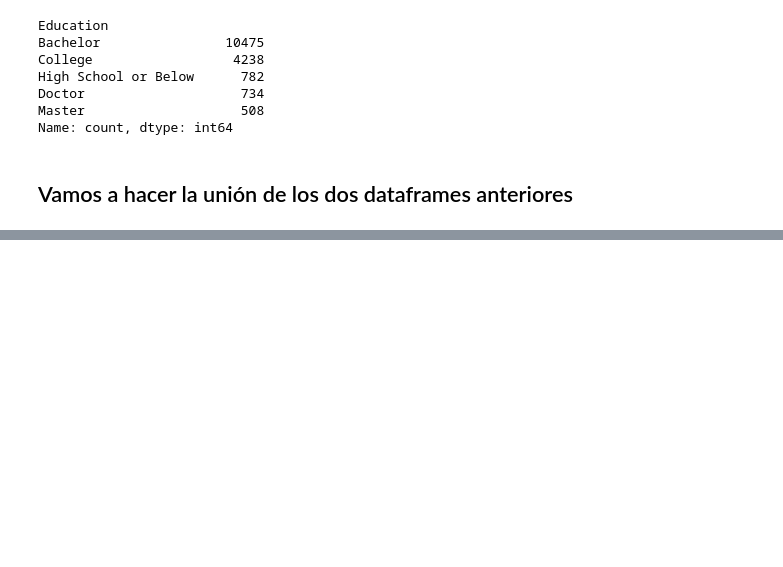
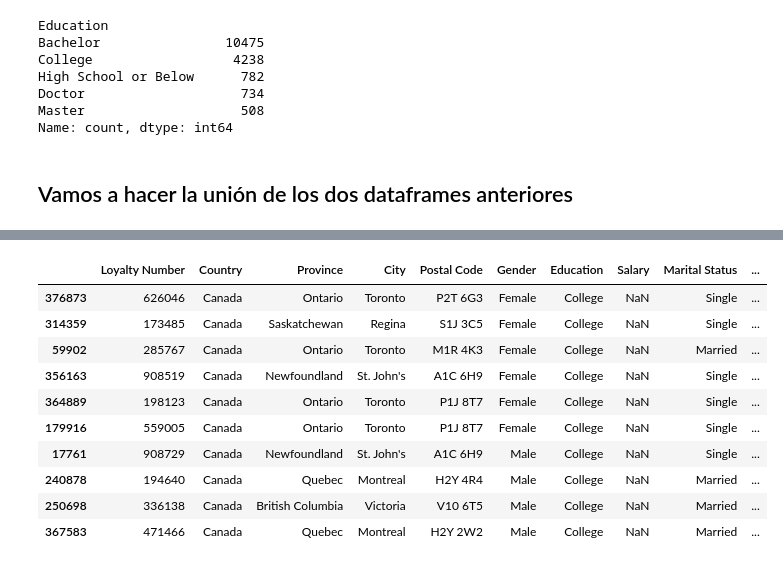
Before and after one commit to Adalab/bda-modulo-3-evaluacion-final-jesgonza2026, a Jupyter notebook: fase_1_evaluacion_final_jesica.ipynb, the cells around one changed output, grey strips where cells are left out. Cells and saved outputs as stored; diff of their text form; code cells hidden in the pictures; blank space fills up the shorter version.

```diff
--- a/fase_1_evaluacion_final_jesica.ipynb
+++ b/fase_1_evaluacion_final_jesica.ipynb
@@ -292,0 +390,15 @@ df_final = pd.merge(df_hclientes, df_vuelos, on="Loyalty Number", how="left")
+# %%
+df_final[df_final['Salary'].isna()].sample(10)
+#Después de haber ejecutado varios .sample, he detectado que todos los clientes que tienen salario nulo,Education es "College".(La columna Country ses siempre Canada.Lo la tengo en cuenta ya que ya la he marcado para eliminir)
+# %% [output]
+|  | Loyalty Number | Country | Province | City | Postal Code | Gender | Education | Salary | Marital Status | ... |
+| 376873 | 626046 | Canada | Ontario | Toronto | P2T 6G3 | Female | College | NaN | Single | ... |
+| 314359 | 173485 | Canada | Saskatchewan | Regina | S1J 3C5 | Female | College | NaN | Single | ... |
+| 59902 | 285767 | Canada | Ontario | Toronto | M1R 4K3 | Female | College | NaN | Married | ... |
+| 356163 | 908519 | Canada | Newfoundland | St. John's | A1C 6H9 | Female | College | NaN | Single | ... |
+| 364889 | 198123 | Canada | Ontario | Toronto | P1J 8T7 | Female | College | NaN | Single | ... |
+| 179916 | 559005 | Canada | Ontario | Toronto | P1J 8T7 | Female | College | NaN | Single | ... |
+| 17761 | 908729 | Canada | Newfoundland | St. John's | A1C 6H9 | Male | College | NaN | Single | ... |
+| 240878 | 194640 | Canada | Quebec | Montreal | H2Y 4R4 | Male | College | NaN | Married | ... |
+| 250698 | 336138 | Canada | British Columbia | Victoria | V10 6T5 | Male | College | NaN | Married | ... |
+| 367583 | 471466 | Canada | Quebec | Montreal | H2Y 2W2 | Male | College | NaN | Married | ... |
```
Also changed, not shown: parts of 12 cells of this notebook.
